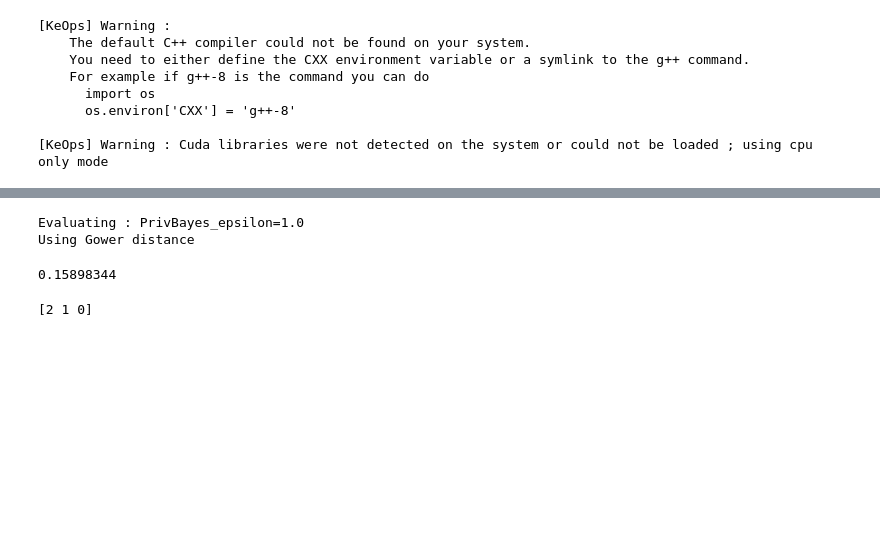
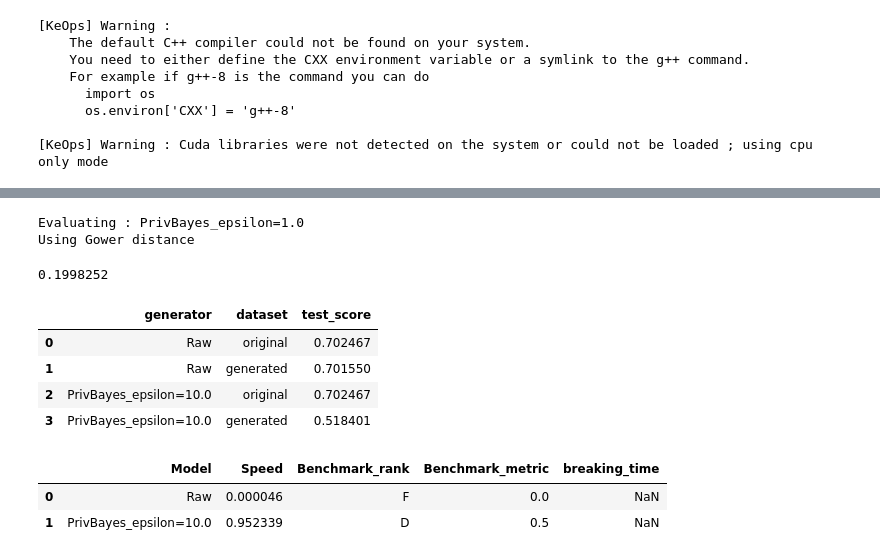
Before and after one commit to ArthGV/Benchmarking-of-Tabular-Synthetic-Data-Generation, a Jupyter notebook: privacy/run_pipeline.ipynb, the cells around one changed output, grey strips where cells are left out. Cells and saved outputs as stored; diff of their text form; code cells hidden in the pictures; blank space fills up the shorter version.

```diff
--- a/privacy/run_pipeline.ipynb
+++ b/privacy/run_pipeline.ipynb
@@ -58,20 +72,46 @@ Evaluating generated data
 Results saved to results_ml_utility.csv
 # %%
-pipeline.average_dcr(100,metric="gower",cat_features=["workclass","education","education-num","marital-status","occupation",
-                                                       "relationship","race","sex","native-country","income"])
+pipeline.average_dcr(100,metric="gower")
 # %% [output]
 Evaluating : PrivBayes_epsilon=1.0
 Using Gower distance
-0.15898344
+0.1998252
-# %%
-import numpy as np
-import pandas as pd
-
-# NumPy example
-D_arr = np.array([[3, 7, 2],
-                  [5, 1, 9],
-                  [0, 4, 6]])
-print(D_arr.min(axis=1))
-# → [2 1 0]
-# %% [output]
-[2 1 0]
+# %%
+# open csv file with the results as a dataframe
+import pandas as pd
+import matplotlib.pyplot as plt
+from sklearn.preprocessing import minmax_scale
+
+results_complexity_break = pd.read_csv("results_complexity_break.csv")
+results_dcr = pd.read_csv("results_dcr.csv")
+results_utility = pd.read_csv("results_ml_utility.csv")
+
+results_utility.head()
+# %% [output]
+|  | generator | dataset | test_score |
+| 0 | Raw | original | 0.702467 |
+| 1 | Raw | generated | 0.701550 |
+| 2 | PrivBayes_epsilon=10.0 | original | 0.702467 |
+| 3 | PrivBayes_epsilon=10.0 | generated | 0.518401 |
+# %%
+# normalize the results in complexity_break
+max_speed = results_complexity_break["Speed"].max() + 0.05*results_complexity_break["Speed"].max()
+min_speed = results_complexity_break["Speed"].min() - 0.05*results_complexity_break["Speed"].min()
+results_complexity_break["Speed"] = (results_complexity_break["Speed"] - min_speed) / (max_speed - min_speed)
+
+results_complexity_break["Benchmark_metric"] = 1 - results_complexity_break["Benchmark_metric"]
+mask = results_complexity_break['breaking_time'] != -1
+bt_min = results_complexity_break.loc[mask, 'breaking_time'].min()
+bt_max = results_complexity_break.loc[mask, 'breaking_time'].max()
+results_complexity_break.loc[~mask, 'breaking_time'] = bt_max * 1.1
+
+# 3) either overwrite the original column...
+results_complexity_break['breaking_time'] = (
+    results_complexity_break['breaking_time'] - bt_min
+) / (bt_max - bt_min)
+
+results_complexity_break
+# %% [output]
+|  | Model | Speed | Benchmark_rank | Benchmark_metric | breaking_time |
+| 0 | Raw | 0.000046 | F | 0.0 | NaN |
+| 1 | PrivBayes_epsilon=10.0 | 0.952339 | D | 0.5 | NaN |
```
Also changed, not shown: parts of 8 cells of this notebook, 2 other files.
